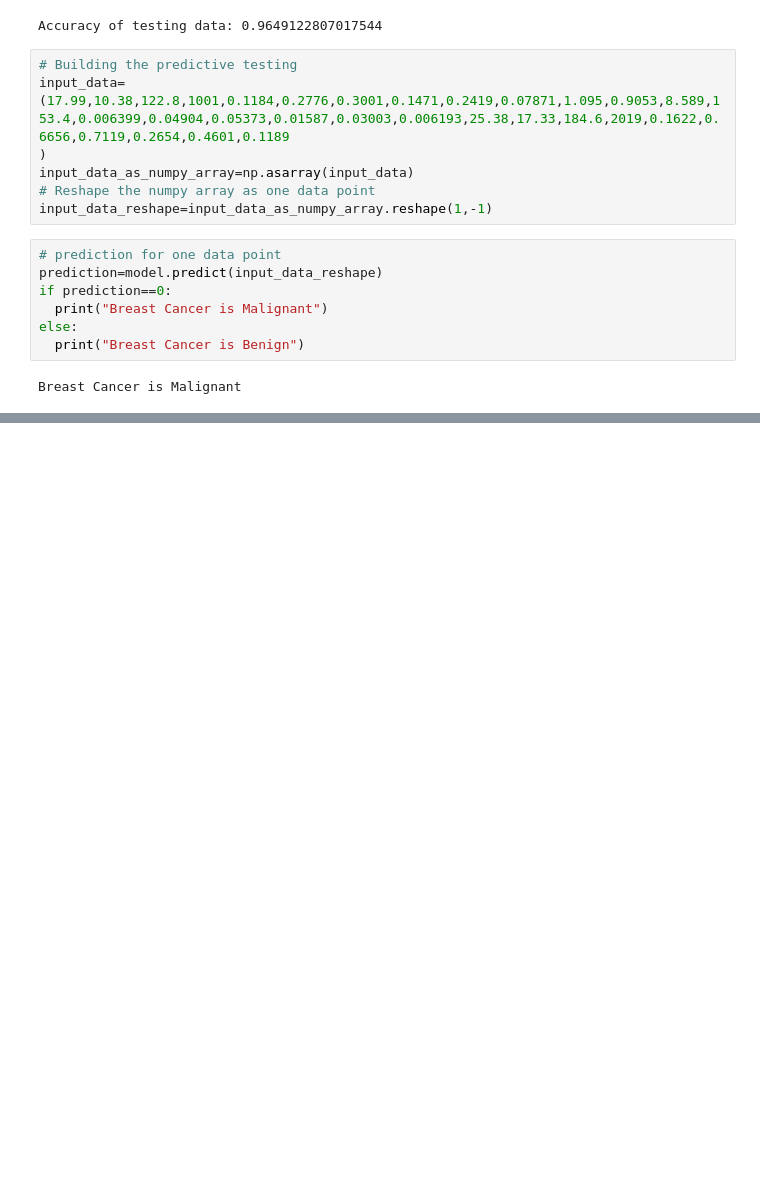
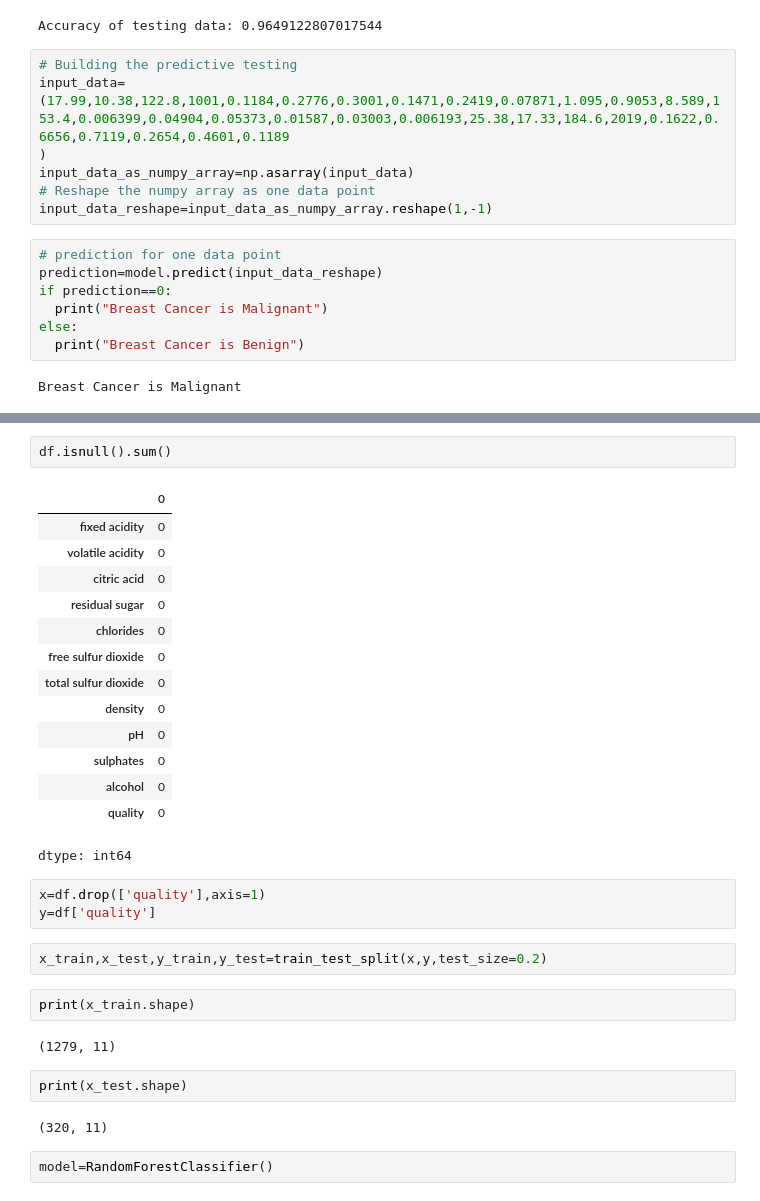
Before and after one commit to pedd1-Srividya/DS-AI-ML-And-Web-Devolopment-Practice, a Jupyter notebook: ML.ipynb, the cells around one changed output, grey strips where cells are left out. Cells and saved outputs as stored; diff of their text form; blank space fills up the shorter version.

```diff
--- a/ML.ipynb
+++ b/ML.ipynb
@@ -402,0 +668,32 @@ Breast Cancer is Malignant
+# %%
+df.isnull().sum()
+# %% [output]
+|  | 0 |
+| fixed acidity | 0 |
+| volatile acidity | 0 |
+| citric acid | 0 |
+| residual sugar | 0 |
+| chlorides | 0 |
+| free sulfur dioxide | 0 |
+| total sulfur dioxide | 0 |
+| density | 0 |
+| pH | 0 |
+| sulphates | 0 |
+| alcohol | 0 |
+| quality | 0 |
+dtype: int64
+# %%
+x=df.drop(['quality'],axis=1)
+y=df['quality']
+# %%
+x_train,x_test,y_train,y_test=train_test_split(x,y,test_size=0.2)
+# %%
+print(x_train.shape)
+# %% [output]
+(1279, 11)
+# %%
+print(x_test.shape)
+# %% [output]
+(320, 11)
+# %%
+model=RandomForestClassifier()
```
Also changed, not shown: parts of 46 cells of this notebook.
